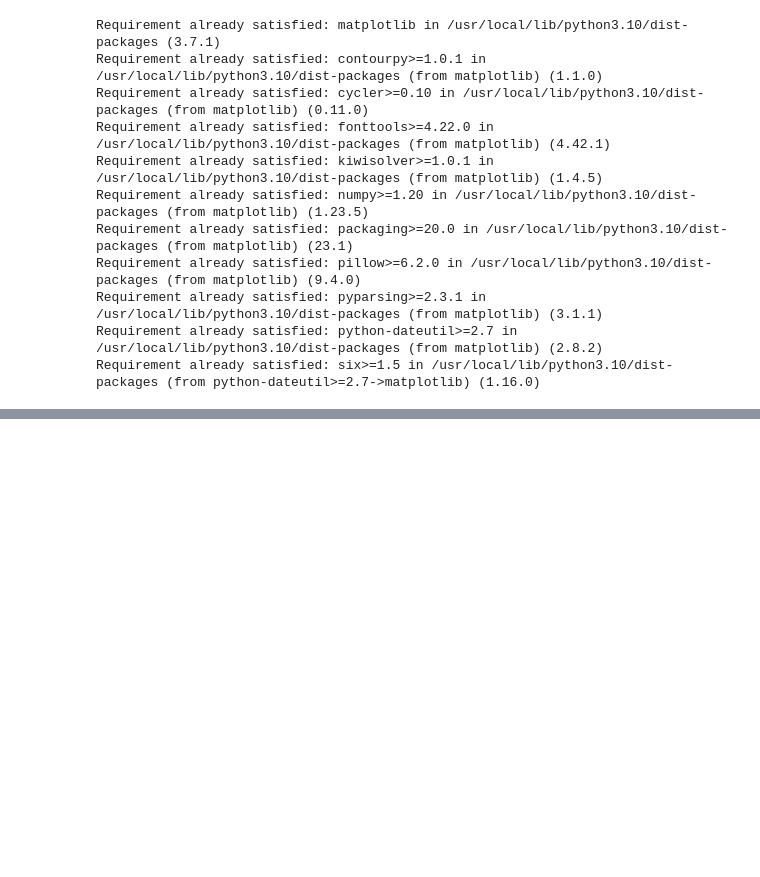
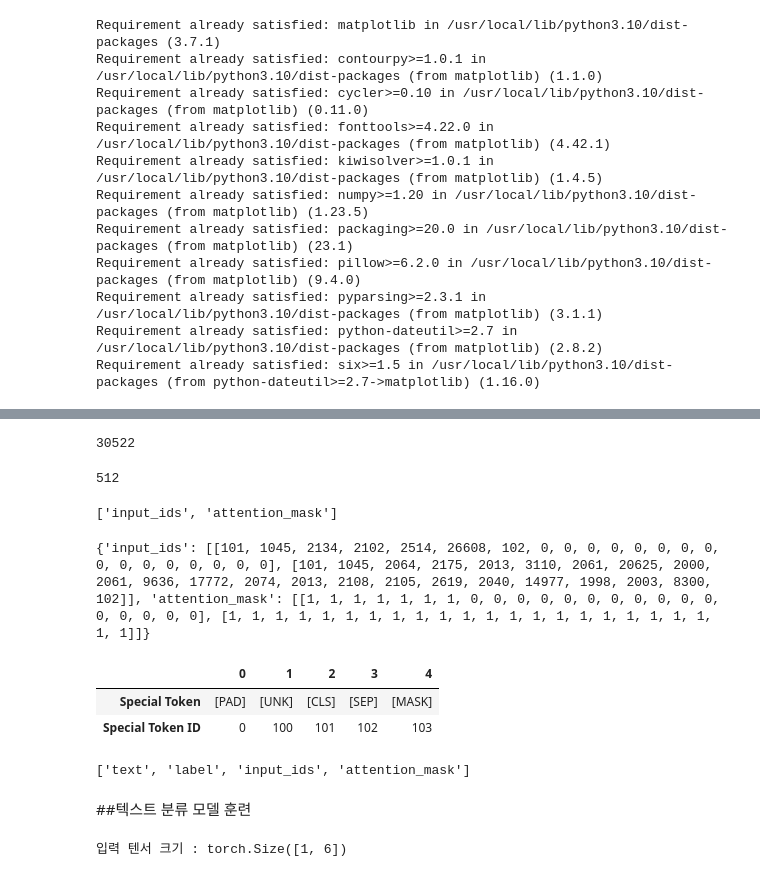
Before and after one commit to Kim-Yeon-Jun/Transformer, a Jupyter notebook: Tfch_2.ipynb, the cells around one changed output, grey strips where cells are left out. Saved outputs shown, nothing was run; the diff lists cells and outputs as text; code cells hidden in the pictures; blank space fills up the shorter version.

```diff
--- a/Tfch_2.ipynb
+++ b/Tfch_2.ipynb
@@ -126,0 +232,5 @@ plt.show()
+# %%
+from transformers import AutoTokenizer
+
+model_ckpt = "distilbert-base-uncased"
+tokenizer = AutoTokenizer.from_pretrained(model_ckpt)
@@ -126,0 +260,12 @@ plt.show()
+# %%
+tokenizer.vocab_size
+# %% [output]
+30522
+# %%
+tokenizer.model_max_length #모델의 최대 문맥 크기
+# %% [output]
+512
+# %%
+tokenizer.model_input_names #모델이 정방향 패스에서 기대하는 필드 이름
+# %% [output]
+['input_ids', 'attention_mask']
@@ -126,0 +279,26 @@ plt.show()
+# %%
+emotions = load_dataset("emotion")
+print(tokenize(emotions["train"][:2]))
+# %% [output]
+{'input_ids': [[101, 1045, 2134, 2102, 2514, 26608, 102, 0, 0, 0, 0, 0, 0, 0, 0,
+0, 0, 0, 0, 0, 0, 0, 0], [101, 1045, 2064, 2175, 2013, 3110, 2061, 20625, 2000,
+2061, 9636, 17772, 2074, 2013, 2108, 2105, 2619, 2040, 14977, 1998, 2003, 8300,
+102]], 'attention_mask': [[1, 1, 1, 1, 1, 1, 1, 0, 0, 0, 0, 0, 0, 0, 0, 0, 0, 0,
+0, 0, 0, 0, 0], [1, 1, 1, 1, 1, 1, 1, 1, 1, 1, 1, 1, 1, 1, 1, 1, 1, 1, 1, 1, 1,
+1, 1]]}
+# %%
+tokens2ids = list(zip(tokenizer.all_special_tokens, tokenizer.all_special_ids))
+data = sorted(tokens2ids, key=lambda x : x[-1])
+df = pd.DataFrame(data, columns=["Special Token", "Special Token ID"])
+df.T
+# %% [output]
+|  | 0 | 1 | 2 | 3 | 4 |
+| Special Token | [PAD] | [UNK] | [CLS] | [SEP] | [MASK] |
+| Special Token ID | 0 | 100 | 101 | 102 | 103 |
+# %%
+emotions_encoded = emotions.map(tokenize, batched=True, batch_size=None)
+print(emotions_encoded["train"].column_names)
+# %% [output]
+['text', 'label', 'input_ids', 'attention_mask']
+# %% [markdown]
+##텍스트 분류 모델 훈련
@@ -126,0 +312,8 @@ plt.show()
+# %%
+#마지막 은닉 상태 추출(인코딩->토큰을 파이토치 텐서로 변환)
+text = 'this is  a test'
+inputs = tokenizer(text, return_tensors="pt")
+print(f"입력 텐서 크기 : {inputs['input_ids'].size()}")
+#결과로 출력되는 텐서의 크기 : [batch_size, n_tokens]
+# %% [output]
+입력 텐서 크기 : torch.Size([1, 6])
```
Also changed, not shown: parts of 54 cells of this notebook.
